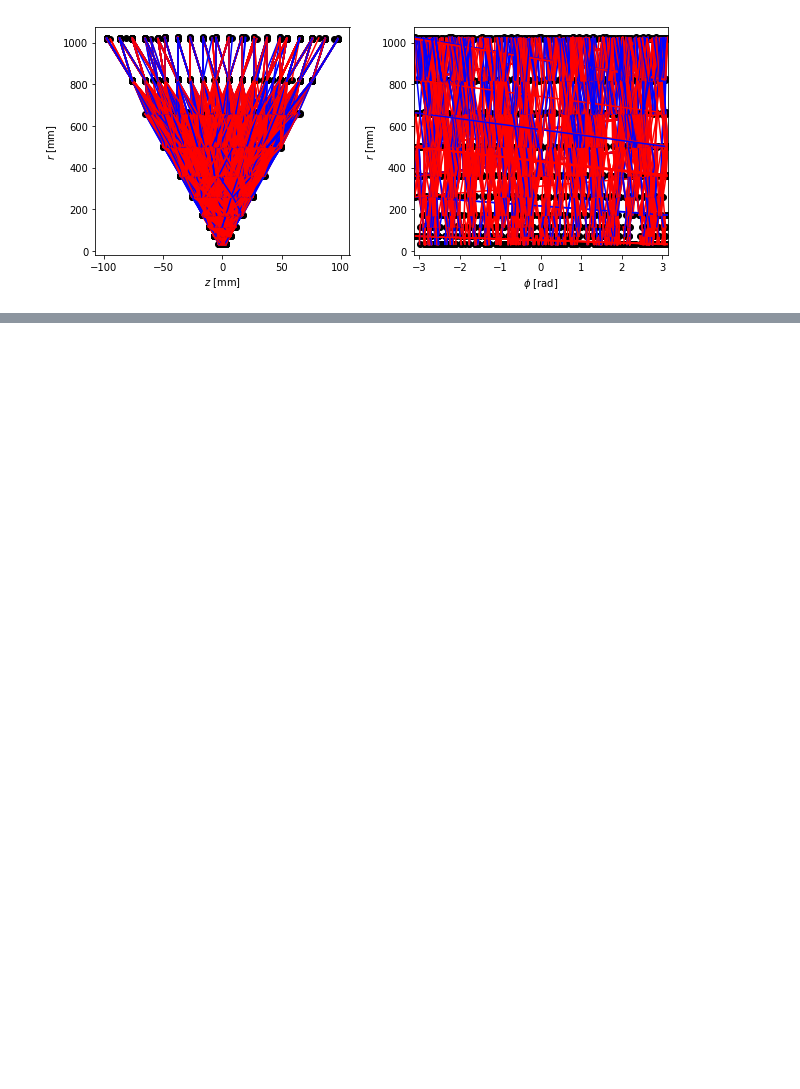
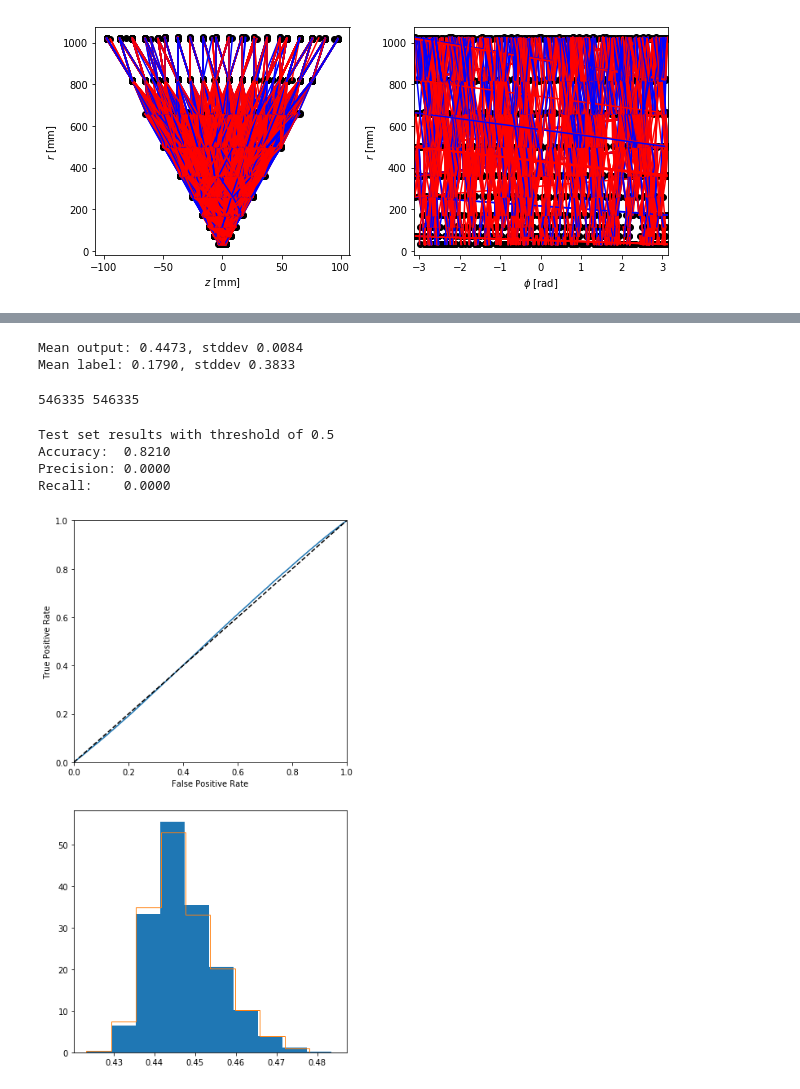
Before and after one commit to xju2/trackingML, a Jupyter notebook: GNN/Explore modeling.ipynb, the cells around one changed output, grey strips where cells are left out. Drawn from its saved outputs; the diff is of its cells as text; code cells hidden in the pictures; blank space fills up the shorter version.

```diff
--- a/GNN/Explore modeling.ipynb
+++ b/GNN/Explore modeling.ipynb
@@ -92,0 +83,25 @@ StopIteration:
+# %%
+flat_y = np.concatenate([g.y.flatten() for g in valid_graphs])
+# %%
+flat_pred = np.concatenate([p.detach().numpy().flatten() for p in validation_outputs])
+# %%
+print('Mean output: %.4f, stddev %.4f' % (flat_pred.mean(), flat_pred.std()))
+print('Mean label: %.4f, stddev %.4f' % (flat_y.mean(), flat_y.std()))
+# %% [output]
+Mean output: 0.4473, stddev 0.0084
+Mean label: 0.1790, stddev 0.3833
+# %%
+print(len(flat_y), len(flat_pred))
+# %% [output]
+546335 546335
+# %%
+thresh = 0.5
+print('Test set results with threshold of %g' % thresh)
+print('Accuracy:  %.4f' % sklearn.metrics.accuracy_score(flat_y, flat_pred>thresh))
+print('Precision: %.4f' % sklearn.metrics.precision_score(flat_y, flat_pred>thresh))
+print('Recall:    %.4f' % sklearn.metrics.recall_score(flat_y, flat_pred>thresh))
+# %% [output]
+Test set results with threshold of 0.5
+Accuracy:  0.8210
+Precision: 0.0000
+Recall:    0.0000
@@ -92,0 +111,20 @@ StopIteration:
+# %%
+fpr, tpr, thresholds = sklearn.metrics.roc_curve(flat_y, flat_pred)
+fig = plt.figure(figsize=(6, 12))
+ax1 = fig.add_subplot(211)
+ax1.plot(fpr, tpr)
+ax1.plot([0, 1], [0, 1], 'k--')
+ax1.set_xlim(0., 1.0)
+ax1.set_ylim(0., 1.0)
+ax1.set_xlabel('False Positive Rate')
+ax1.set_ylabel('True Positive Rate')
+
+truth_idx = flat_y == 1
+fake_idx = flat_y == 0
+
+ax2 = fig.add_subplot(212)
+res = ax2.hist(flat_pred[truth_idx], density=True)
+res = ax2.hist(flat_pred[fake_idx], density=True, histtype='step')
+plt.savefig("roc.png")
+# %% [output]
+[figure, added]
```
Also changed, not shown: parts of 6 cells of this notebook, 7 other files.
